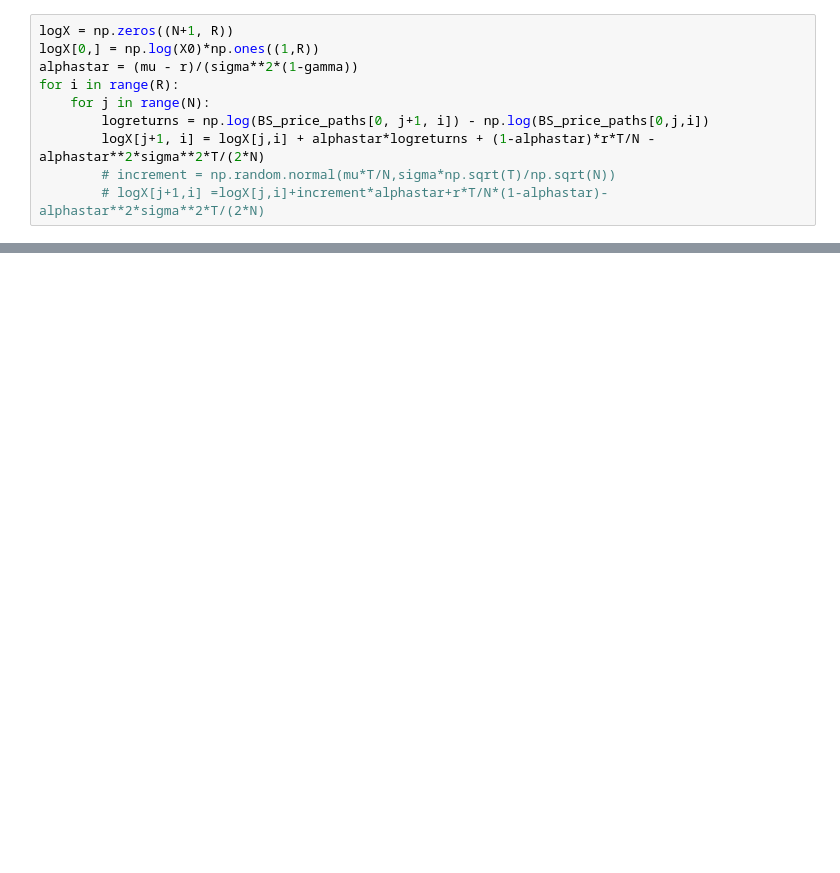
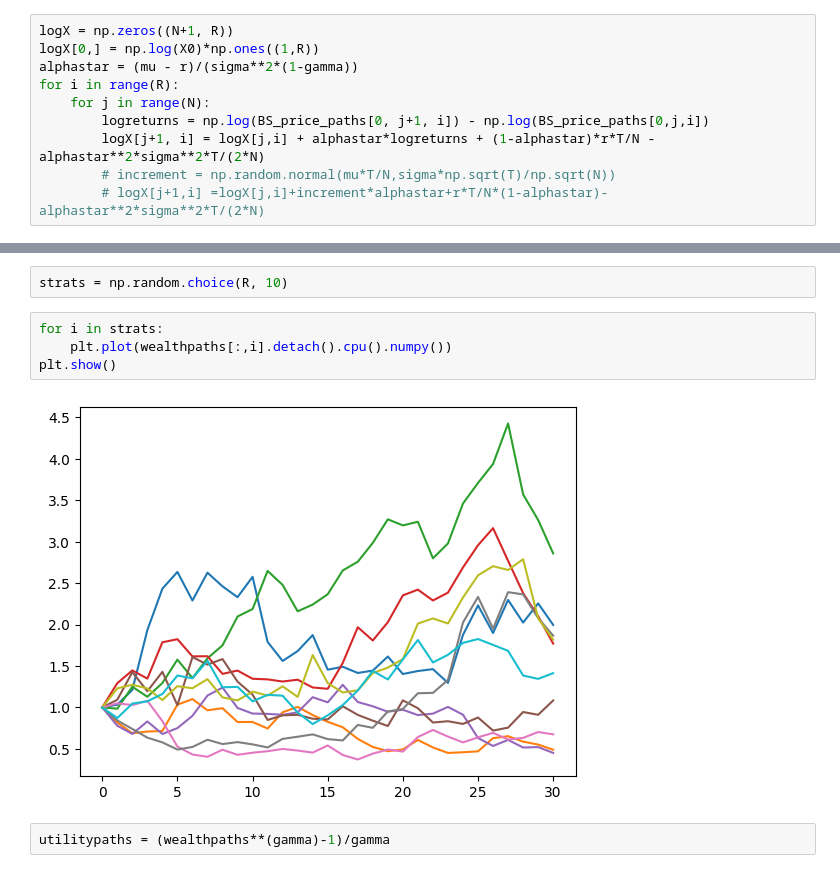
Before and after one commit to nhundo99/DeepFinance, a Jupyter notebook: project.ipynb, the cells around one changed output, grey strips where cells are left out. Cells and saved outputs as stored; diff of their text form; blank space fills up the shorter version.

```diff
--- a/project.ipynb
+++ b/project.ipynb
@@ -406,0 +436,10 @@ plt.show()
+# %%
+strats = np.random.choice(R, 10)
+# %%
+for i in strats:
+    plt.plot(wealthpaths[:,i].detach().cpu().numpy())
+plt.show()
+# %% [output]
+[figure, added]
+# %%
+utilitypaths = (wealthpaths**(gamma)-1)/gamma
```
Also changed, not shown: parts of 22 cells of this notebook.
